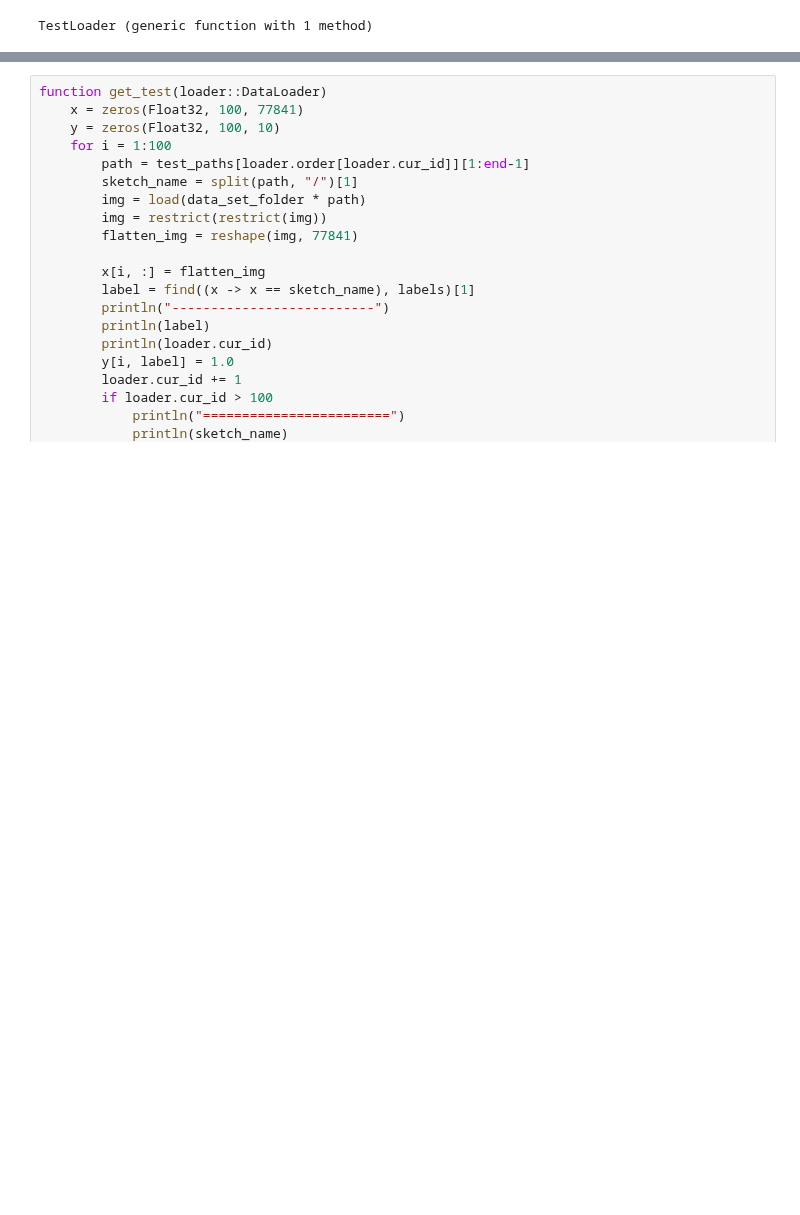
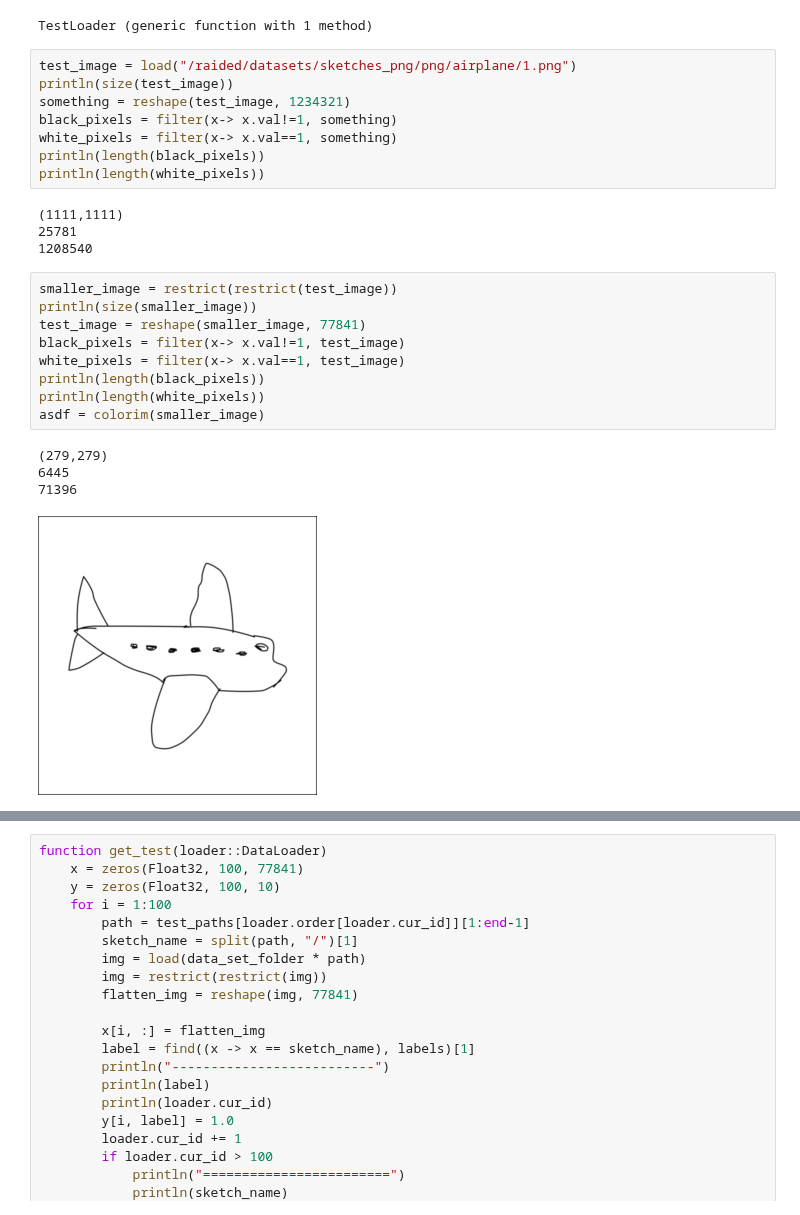
Before and after one commit to Maast3r/DrawSomethingAI, a Jupyter notebook: Draw Something 10.ipynb, the cells around one changed output, grey strips where cells are left out. Saved outputs shown, nothing was run; the diff lists cells and outputs as text; blank space fills up the shorter version.

```diff
--- a/Draw Something 10.ipynb
+++ b/Draw Something 10.ipynb
@@ -96,3 +95,29 @@ TrainLoader() = DataLoader(1, shuffle(1:700))
 TestLoader() = DataLoader(1, shuffle(1:100))
 # %% [output]
 TestLoader (generic function with 1 method)
+# %%
+test_image = load("/raided/datasets/sketches_png/png/airplane/1.png")
+println(size(test_image))
+something = reshape(test_image, 1234321)
+black_pixels = filter(x-> x.val!=1, something)
+white_pixels = filter(x-> x.val==1, something)
+println(length(black_pixels))
+println(length(white_pixels))
+# %% [output]
+(1111,1111)
+25781
+1208540
+# %%
+smaller_image = restrict(restrict(test_image))
+println(size(smaller_image))
+test_image = reshape(smaller_image, 77841)
+black_pixels = filter(x-> x.val!=1, test_image)
+white_pixels = filter(x-> x.val==1, test_image)
+println(length(black_pixels))
+println(length(white_pixels))
+asdf = colorim(smaller_image)
+# %% [output]
+(279,279)
+6445
+71396
+[figure, added]
```
Also changed, not shown: parts of 8 cells of this notebook.
